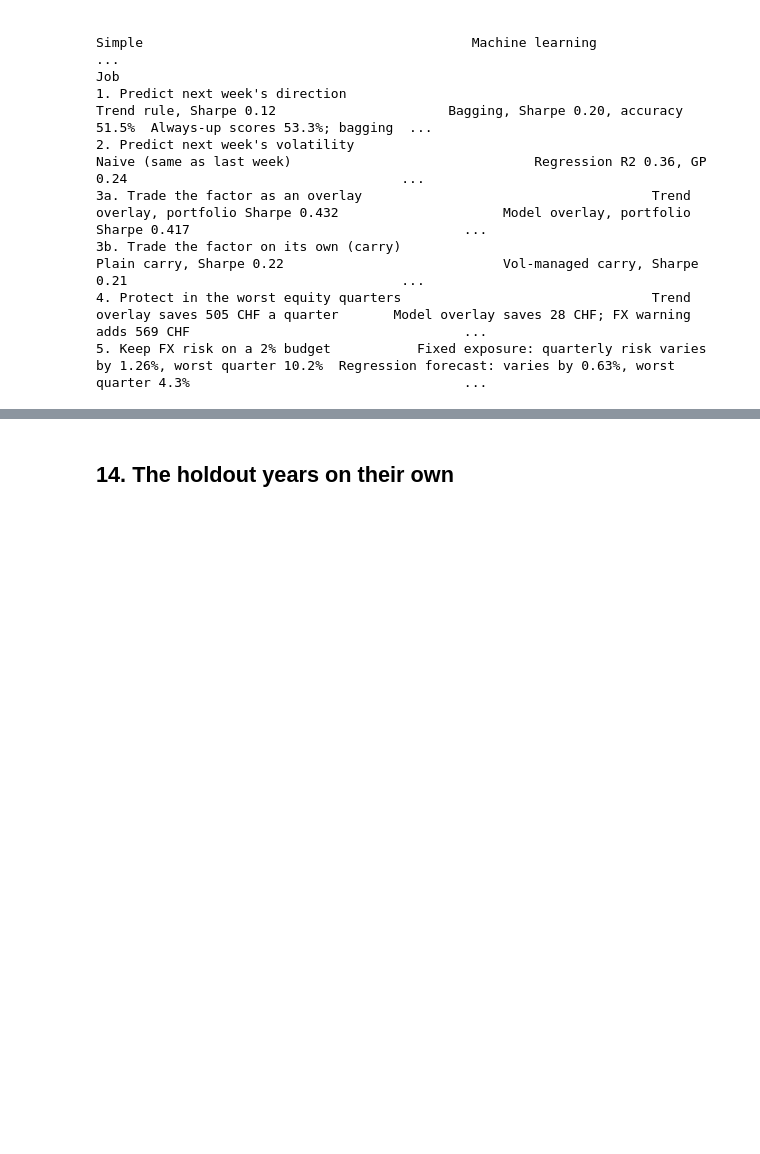
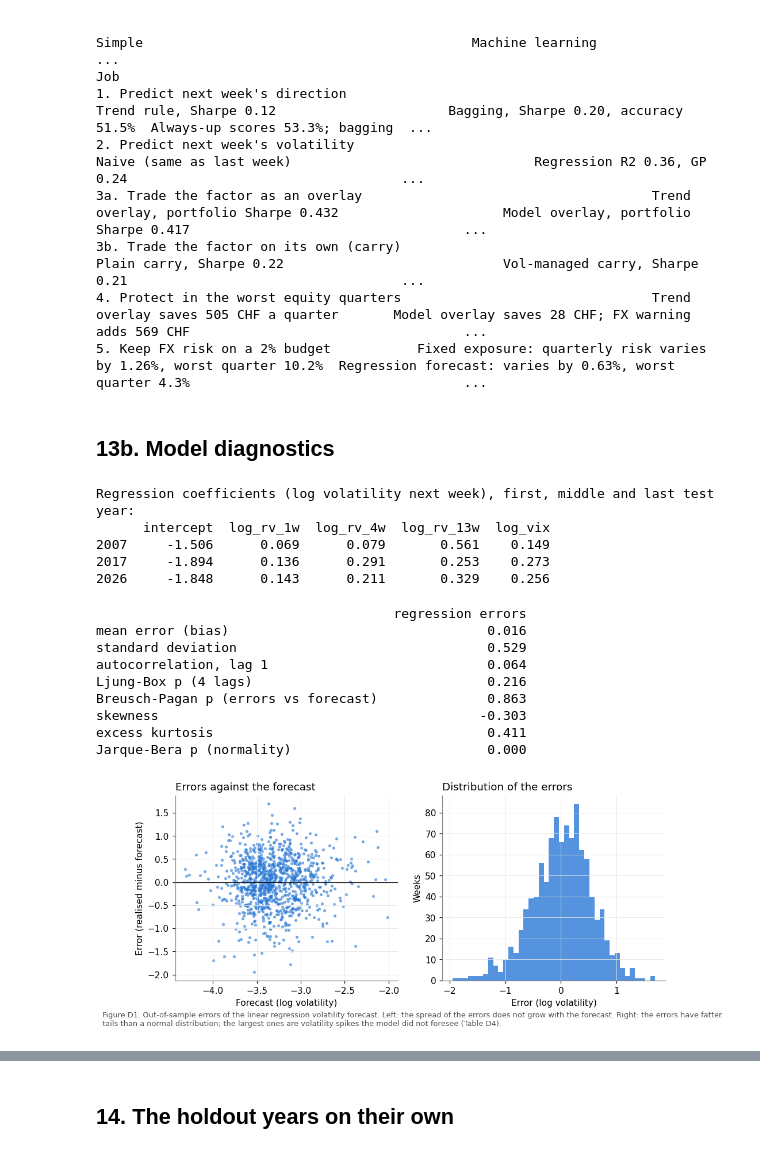
Before and after one commit to Roberto-Berardi/trend-following-fx-risk-factor, a Jupyter notebook: code/05_figures.ipynb, the cells around one changed output, grey strips where cells are left out. Drawn from its saved outputs; the diff is of its cells as text; code cells hidden in the pictures; blank space fills up the shorter version.

Commit message:
Model diagnostics

```diff
--- a/code/05_figures.ipynb
+++ b/code/05_figures.ipynb
@@ -701,3 +702,62 @@ Job
 3b. Trade the factor on its own (carry)                                             Plain carry, Sharpe 0.22                            Vol-managed carry, Sharpe 0.21                                   ...
 4. Protect in the worst equity quarters                                Trend overlay saves 505 CHF a quarter       Model overlay saves 28 CHF; FX warning adds 569 CHF                                   ...
 5. Keep FX risk on a 2% budget           Fixed exposure: quarterly risk varies by 1.26%, worst quarter 10.2%  Regression forecast: varies by 0.63%, worst quarter 4.3%                                   ...
+# %% [markdown]
+## 13b. Model diagnostics
+# %%
+# Taking the volatility models 'all the way': are the regression's assumptions reasonable,
+# where do the forecasts miss, and which inputs did each model rely on?
+
+# (a) What the regression learned: its coefficients, re-estimated every January
+coefs = pd.read_csv(f"{P}/regression_coefs.csv", index_col=0)
+print("Regression coefficients (log volatility next week), first, middle and last test year:")
+save_table(coefs.iloc[[0, len(coefs) // 2, -1]].round(3), "tableD1_regression_coefficients")
+# %% [output]
+Regression coefficients (log volatility next week), first, middle and last test year:
+      intercept  log_rv_1w  log_rv_4w  log_rv_13w  log_vix
+2007     -1.506      0.069      0.079       0.561    0.149
+2017     -1.894      0.136      0.291       0.253    0.273
+2026     -1.848      0.143      0.211       0.329    0.256
+# %%
+# (b) Assumptions, checked on the out-of-sample errors (realised minus forecast, in logs).
+# Linear regression is fine if errors average about zero, have no strong pattern over time,
+# and do not grow with the forecast. Normality matters for the log-bias correction.
+resid = fc["realised"] - fc["regression"]
+lb = sm.stats.acorr_ljungbox(resid, lags=[4], return_df=True)
+bp = sm.stats.het_breuschpagan(resid, sm.add_constant(fc["regression"]))
+jb = stats.jarque_bera(resid)
+tD2 = pd.Series({
+    "mean error (bias)": resid.mean(),
+    "standard deviation": resid.std(),
+    "autocorrelation, lag 1": resid.autocorr(1),
+    "Ljung-Box p (4 lags)": lb["lb_pvalue"].iloc[0],
+    "Breusch-Pagan p (errors vs forecast)": bp[1],
+    "skewness": resid.skew(),
+    "excess kurtosis": resid.kurt(),
+    "Jarque-Bera p (normality)": jb.pvalue,
+}).round(3).to_frame("regression errors")
+save_table(tD2, "tableD2_regression_assumptions")
+
+fig, (ax1, ax2) = plt.subplots(1, 2, figsize=(10, 3.8))
+ax1.scatter(fc["regression"], resid, s=6, color=COLORS[0], alpha=0.5)
+ax1.axhline(0, color="#0b0b0b", linewidth=0.8)
+ax1.set_xlabel("Forecast (log volatility)"); ax1.set_ylabel("Error (realised minus forecast)")
+ax1.set_title("Errors against the forecast", loc="left")
+ax2.hist(resid, bins=40, color=COLORS[0], alpha=0.8)
+ax2.set_xlabel("Error (log volatility)"); ax2.set_ylabel("Weeks")
+ax2.set_title("Distribution of the errors", loc="left")
+save(fig, "figD1_regression_residuals",
+     "Figure D1. Out-of-sample errors of the linear regression volatility forecast. Left: the spread "
+     "of the errors does not grow with the forecast. Right: the errors have fatter tails than a normal "
+     "distribution; the largest ones are volatility spikes the model did not foresee (Table D4).")
+# %% [output]
+                                      regression errors
+mean error (bias)                                 0.016
+standard deviation                                0.529
+autocorrelation, lag 1                            0.064
+Ljung-Box p (4 lags)                              0.216
+Breusch-Pagan p (errors vs forecast)              0.863
+skewness                                         -0.303
+excess kurtosis                                   0.411
+Jarque-Bera p (normality)                         0.000
+[figure, added]
```
Also changed, not shown: parts of 4 cells of this notebook, 9 other files.
